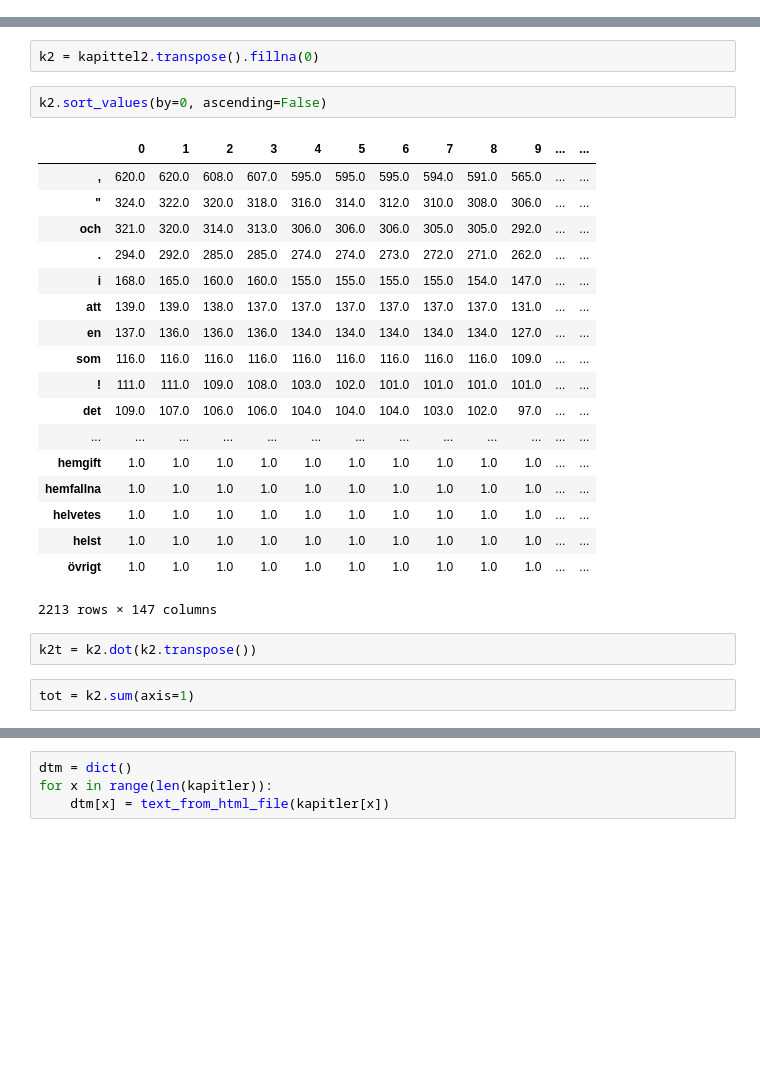
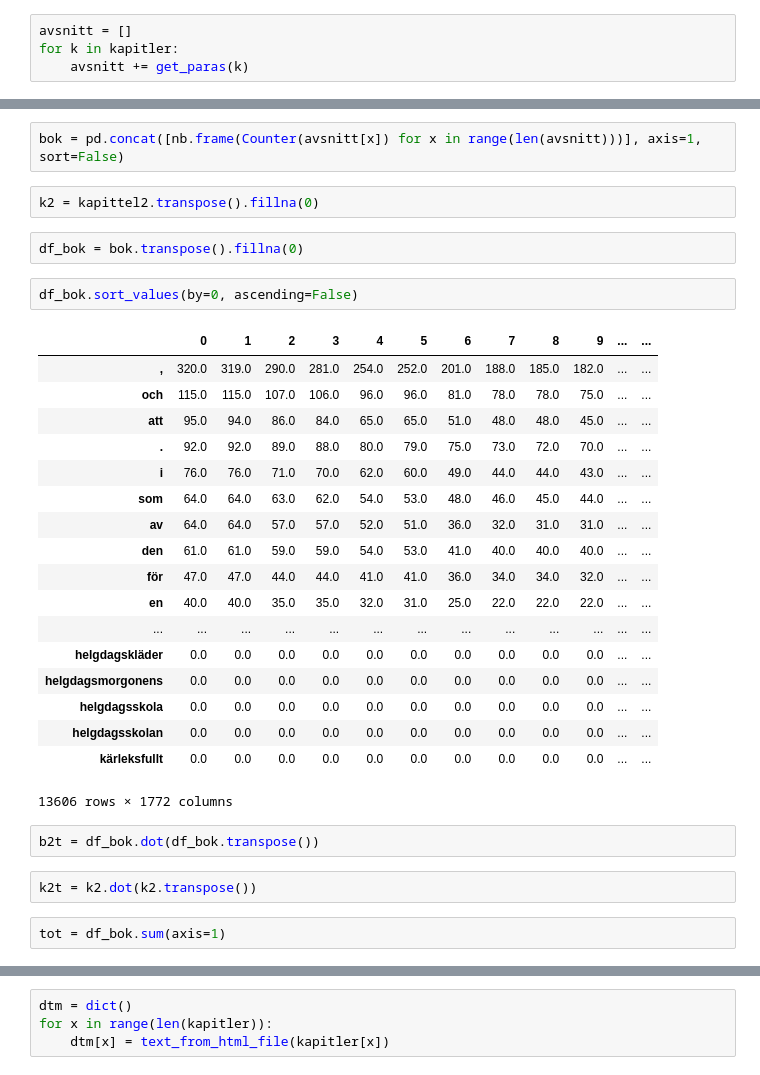
Before and after one commit to Yoonsen/Mining_the_digital_bookshelf, a Jupyter notebook: Heidi Karlsen/Heidi_notebook/Nye tema november 2019/Kryssmodellering.ipynb, the cells around one changed output, grey strips where cells are left out. Drawn from its saved outputs; the diff is of its cells as text; blank space fills up the shorter version.

```diff
--- a/Heidi Karlsen/Heidi_notebook/Nye tema november 2019/Kryssmodellering.ipynb
+++ b/Heidi Karlsen/Heidi_notebook/Nye tema november 2019/Kryssmodellering.ipynb
@@ -38,32 +36,42 @@ ps2 = get_paras(kapitler[2])
+# %%
+avsnitt = []
+for k in kapitler:
+    avsnitt += get_paras(k)
 # %%
 from collections import Counter
 import pandas as pd
 # %%
 kapittel2 = pd.concat([nb.frame(Counter(ps2[x]) for x in range(len(ps2)))], axis=1, sort=False)
+# %%
+bok = pd.concat([nb.frame(Counter(avsnitt[x]) for x in range(len(avsnitt)))], axis=1, sort=False)
 # %%
 k2 = kapittel2.transpose().fillna(0)
+# %%
+df_bok = bok.transpose().fillna(0)
 # %%
-k2.sort_values(by=0, ascending=False)
+df_bok.sort_values(by=0, ascending=False)
 # %% [output]
 |  | 0 | 1 | 2 | 3 | 4 | 5 | 6 | 7 | 8 | 9 | ... | ... |
-| , | 620.0 | 620.0 | 608.0 | 607.0 | 595.0 | 595.0 | 595.0 | 594.0 | 591.0 | 565.0 | ... | ... |
-| " | 324.0 | 322.0 | 320.0 | 318.0 | 316.0 | 314.0 | 312.0 | 310.0 | 308.0 | 306.0 | ... | ... |
-| och | 321.0 | 320.0 | 314.0 | 313.0 | 306.0 | 306.0 | 306.0 | 305.0 | 305.0 | 292.0 | ... | ... |
-| . | 294.0 | 292.0 | 285.0 | 285.0 | 274.0 | 274.0 | 273.0 | 272.0 | 271.0 | 262.0 | ... | ... |
-| i | 168.0 | 165.0 | 160.0 | 160.0 | 155.0 | 155.0 | 155.0 | 155.0 | 154.0 | 147.0 | ... | ... |
-| att | 139.0 | 139.0 | 138.0 | 137.0 | 137.0 | 137.0 | 137.0 | 137.0 | 137.0 | 131.0 | ... | ... |
-| en | 137.0 | 136.0 | 136.0 | 136.0 | 134.0 | 134.0 | 134.0 | 134.0 | 134.0 | 127.0 | ... | ... |
-| som | 116.0 | 116.0 | 116.0 | 116.0 | 116.0 | 116.0 | 116.0 | 116.0 | 116.0 | 109.0 | ... | ... |
-| ! | 111.0 | 111.0 | 109.0 | 108.0 | 103.0 | 102.0 | 101.0 | 101.0 | 101.0 | 101.0 | ... | ... |
-| det | 109.0 | 107.0 | 106.0 | 106.0 | 104.0 | 104.0 | 104.0 | 103.0 | 102.0 | 97.0 | ... | ... |
+| , | 320.0 | 319.0 | 290.0 | 281.0 | 254.0 | 252.0 | 201.0 | 188.0 | 185.0 | 182.0 | ... | ... |
+| och | 115.0 | 115.0 | 107.0 | 106.0 | 96.0 | 96.0 | 81.0 | 78.0 | 78.0 | 75.0 | ... | ... |
+| att | 95.0 | 94.0 | 86.0 | 84.0 | 65.0 | 65.0 | 51.0 | 48.0 | 48.0 | 45.0 | ... | ... |
+| . | 92.0 | 92.0 | 89.0 | 88.0 | 80.0 | 79.0 | 75.0 | 73.0 | 72.0 | 70.0 | ... | ... |
+| i | 76.0 | 76.0 | 71.0 | 70.0 | 62.0 | 60.0 | 49.0 | 44.0 | 44.0 | 43.0 | ... | ... |
+| som | 64.0 | 64.0 | 63.0 | 62.0 | 54.0 | 53.0 | 48.0 | 46.0 | 45.0 | 44.0 | ... | ... |
+| av | 64.0 | 64.0 | 57.0 | 57.0 | 52.0 | 51.0 | 36.0 | 32.0 | 31.0 | 31.0 | ... | ... |
+| den | 61.0 | 61.0 | 59.0 | 59.0 | 54.0 | 53.0 | 41.0 | 40.0 | 40.0 | 40.0 | ... | ... |
+| för | 47.0 | 47.0 | 44.0 | 44.0 | 41.0 | 41.0 | 36.0 | 34.0 | 34.0 | 32.0 | ... | ... |
+| en | 40.0 | 40.0 | 35.0 | 35.0 | 32.0 | 31.0 | 25.0 | 22.0 | 22.0 | 22.0 | ... | ... |
 | ... | ... | ... | ... | ... | ... | ... | ... | ... | ... | ... | ... | ... |
-| hemgift | 1.0 | 1.0 | 1.0 | 1.0 | 1.0 | 1.0 | 1.0 | 1.0 | 1.0 | 1.0 | ... | ... |
-| hemfallna | 1.0 | 1.0 | 1.0 | 1.0 | 1.0 | 1.0 | 1.0 | 1.0 | 1.0 | 1.0 | ... | ... |
-| helvetes | 1.0 | 1.0 | 1.0 | 1.0 | 1.0 | 1.0 | 1.0 | 1.0 | 1.0 | 1.0 | ... | ... |
-| helst | 1.0 | 1.0 | 1.0 | 1.0 | 1.0 | 1.0 | 1.0 | 1.0 | 1.0 | 1.0 | ... | ... |
-| övrigt | 1.0 | 1.0 | 1.0 | 1.0 | 1.0 | 1.0 | 1.0 | 1.0 | 1.0 | 1.0 | ... | ... |
+| helgdagskläder | 0.0 | 0.0 | 0.0 | 0.0 | 0.0 | 0.0 | 0.0 | 0.0 | 0.0 | 0.0 | ... | ... |
+| helgdagsmorgonens | 0.0 | 0.0 | 0.0 | 0.0 | 0.0 | 0.0 | 0.0 | 0.0 | 0.0 | 0.0 | ... | ... |
+| helgdagsskola | 0.0 | 0.0 | 0.0 | 0.0 | 0.0 | 0.0 | 0.0 | 0.0 | 0.0 | 0.0 | ... | ... |
+| helgdagsskolan | 0.0 | 0.0 | 0.0 | 0.0 | 0.0 | 0.0 | 0.0 | 0.0 | 0.0 | 0.0 | ... | ... |
+| kärleksfullt | 0.0 | 0.0 | 0.0 | 0.0 | 0.0 | 0.0 | 0.0 | 0.0 | 0.0 | 0.0 | ... | ... |
-2213 rows × 147 columns
+13606 rows × 1772 columns
+# %%
+b2t = df_bok.dot(df_bok.transpose())
 # %%
 k2t = k2.dot(k2.transpose())
 # %%
-tot = k2.sum(axis=1)
+tot = df_bok.sum(axis=1)
```
Also changed, not shown: parts of 15 cells of this notebook, 3 other files.
